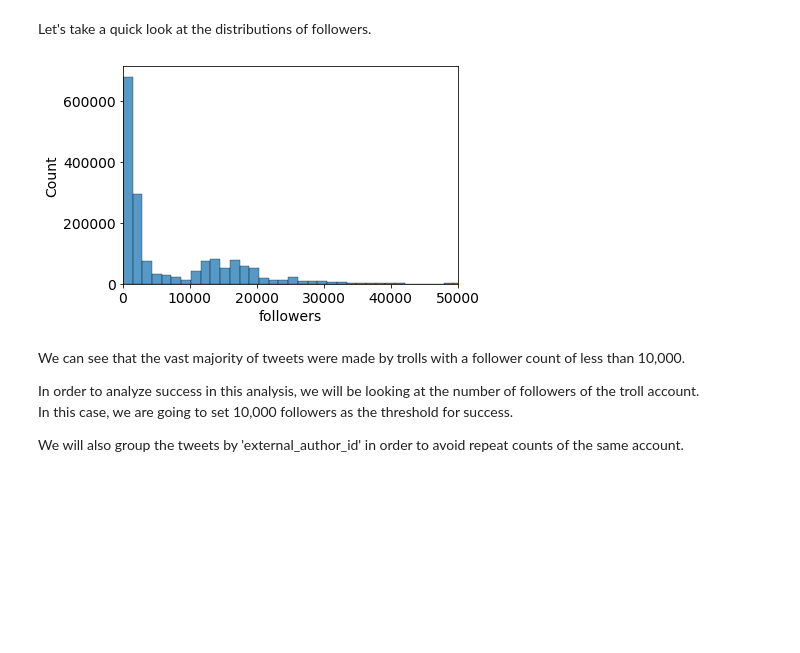
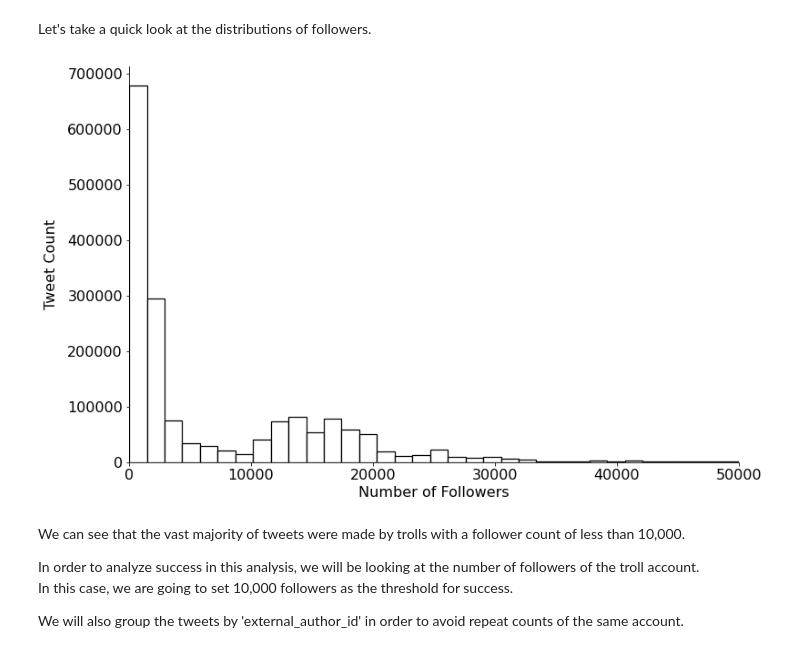
Before and after one commit to fahm1/portfolio, a Jupyter notebook: Troll Tweet Analysis/checkpoint_notebook.ipynb, the cells around one changed output. Drawn from its saved outputs; the diff is of its cells as text; code cells hidden in the pictures; blank space fills up the shorter version.

Commit message:
Added more figures and cleaned up code

```diff
--- a/Troll Tweet Analysis/checkpoint_notebook.ipynb
+++ b/Troll Tweet Analysis/checkpoint_notebook.ipynb
@@ -233,12 +233,17 @@ We are still left with just under 1.75 million tweets.
 # %% [markdown]
 Let's take a quick look at the distributions of followers.
 # %%
-# IMPROVE THIS
-sns.histplot(data=df_plot.followers, bins=100)
+# make a histogram with bars with a white fill colour
+fig = sns.histplot(data=df_plot.followers, bins=100, color='white', edgecolor='black', linewidth=1.25)
+plt.rcParams['figure.figsize'] = (12, 8)
+ax = plt.gca()
+ax.spines[['right', 'top']].set_visible(False)
+ax.set_xlabel('Number of Followers', fontsize=16)
+ax.set_ylabel('Tweet Count', labelpad=10, fontsize=16)
 plt.xlim(0, 50000)
 plt.show()
 # %% [output]
-[figure, old version]
+[figure, new version]
 # %% [markdown]
 We can see that the vast majority of tweets were made by trolls with a follower count of less than 10,000.
 
```
Also changed, not shown: parts of 7 cells of this notebook.
